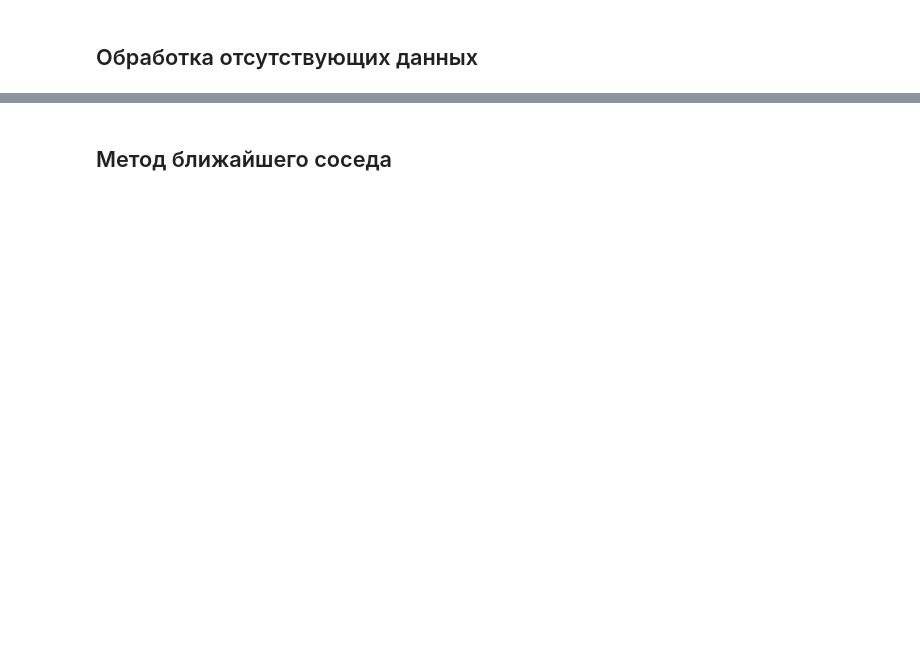
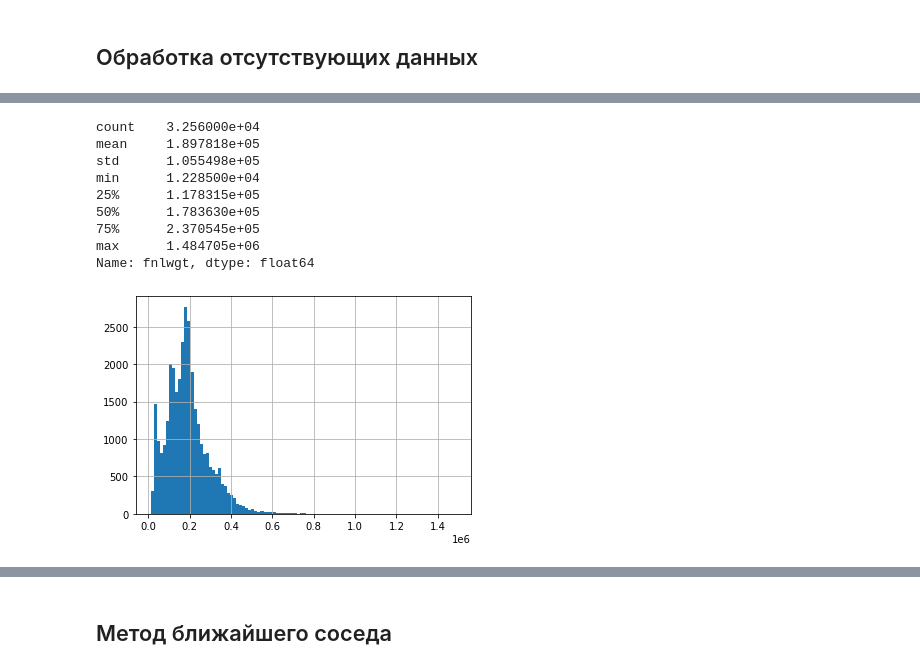
Before and after one commit to DieNice/AdultResearch, a Jupyter notebook: netricsmethods.ipynb, the cells around one changed output, grey strips where cells are left out. Saved outputs shown, nothing was run; the diff lists cells and outputs as text; code cells hidden in the pictures; blank space fills up the shorter version.

```diff
--- a/netricsmethods.ipynb
+++ b/netricsmethods.ipynb
@@ -82,0 +121,14 @@ income - 0%
+# %%
+df['fnlwgt'].hist(bins=100)
+df['fnlwgt'].describe()
+# %% [output]
+count    3.256000e+04
+mean     1.897818e+05
+std      1.055498e+05
+min      1.228500e+04
+25%      1.178315e+05
+50%      1.783630e+05
+75%      2.370545e+05
+max      1.484705e+06
+Name: fnlwgt, dtype: float64
+[figure, added]
```
Also changed, not shown: parts of 17 cells of this notebook, 1 other file.
